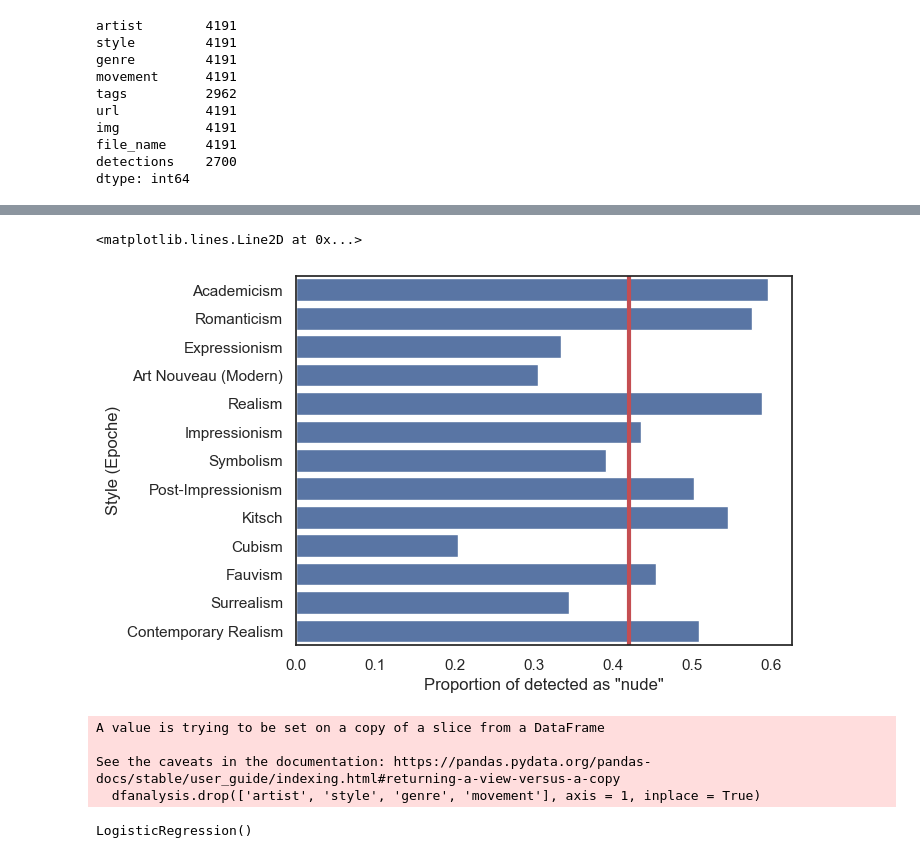
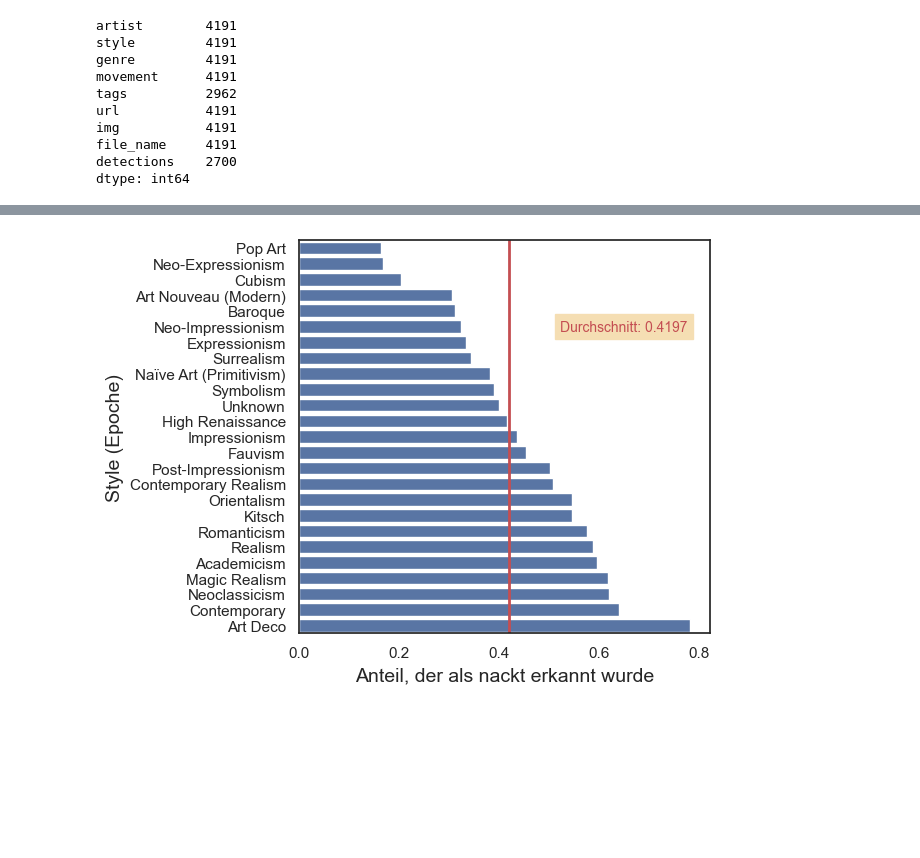
Before and after one commit to Int-Veen/CulturalAnalytics, a Jupyter notebook: src/nudenet/nudenet.ipynb, the cells around one changed output, grey strips where cells are left out. Drawn from its saved outputs; the diff is of its cells as text; code cells hidden in the pictures; blank space fills up the shorter version.

Commit message:
Added result graph and readme

```diff
--- a/src/nudenet/nudenet.ipynb
+++ b/src/nudenet/nudenet.ipynb
@@ -142,7 +144,7 @@ Then make new column based on this categorization (gender: female/male/unknown):
 '''
 
 female_classes = ['FACE_FEMALE', 'FEMALE_BREAST_EXPOSED', 'FEMALE_BREAST_COVERED', 'FEMALE_GENITALIA_EXPOSED', 'FEMALE_GENITALIA_COVERED']
-male_classes = ['FACE_MALE', 'MALE_BREAST_EXPOSED', 'MALE_BREAST_COVERED', 'MALE_GENITALIA_EXPOSED', 'MALE_GENITALIA_COVERED']
+male_classes = ['FACE_MALE', 'MALE_BREAST_EXPOSED', 'MALE_GENITALIA_EXPOSED']
 
 # new column "gender"
 df_detections['gender'] = 'unknown'
@@ -170,4 +172,4 @@ for ind in df_detections.index:
         elif male_flag and not female_flag:
             df_detections['gender'][ind] = 'male'
 
-df_detections.gender.value_counts()
+print('Proportion of detected genders:\n', df_detections.gender.value_counts())
@@ -202,0 +203,14 @@ Name: proportion, dtype: float64
+# %%
+######################################################
+### V. ANALYSIS OF ART STYLES --> NUDITY DETECTION ###
+######################################################
+
+# Calculate frequencies of art styles
+# Select frequent styles (Epochen), so that 90% of the data remains. --> 4191*0.9 ~ 3772 images
+style_counts = pd.DataFrame(df_detections['style'].value_counts())
+print('Styles for at least 3778 images:\n', style_counts.iloc[:25, :].sum())
+
+frequent_styles =  style_counts.iloc[:25, 0].index.tolist()
+print(frequent_styles)
+
+df_plot = df_detections.loc[df_detections['style'].isin(frequent_styles)]
@@ -203,4 +222,5 @@ Name: proportion, dtype: float64
 # %%
 # Calculate proportions of nudity detection (for each frequent style)
-table = pd.crosstab(index=df_plot['style'], columns=df_plot['nude'], normalize='index')
-table#.plot.bar(stacked=True)
+cross_table = pd.crosstab(index=df_plot['style'], columns=df_plot['nude'], normalize='index').sort_values(by = True)
+cross_table = pd.DataFrame(cross_table)
+#.plot.bar(stacked=True)
@@ -223,45 +227,27 @@ table#.plot.bar(stacked=True)
 # %%
 # Make Plot with seaborn
+sns.set_style('white')
 plot = (
-    sns.barplot(data = df_plot, x = 'nude', y = 'style',
-                errorbar = None, orient = 'y')
+    sns.barplot(data = df_plot, x = 'nude', y = 'style', orient = 'y',
+                order = cross_table.index, errorbar = None)
     )
-plot.set(xlabel = 'Proportion of detected as "nude"', ylabel = 'Style (Epoche)')
 
-plot.axvline(x = 0.4197, color = 'r', linewidth = 3) # Line shows general proportion: 1759 / 4191 = 41.97%
+plot.axvline(x = 0.4197, color = 'r', linewidth = 2) # Line shows general proportion: 1759 / 4191 = 41.97%
+
+# Fix font sizes
+plot.set_xlabel('Anteil, der als nackt erkannt wurde', size = 14)
+plot.set_ylabel('Style (Epoche)', size = 14)
+plot.text(0.65, 5, 'Durchschnitt: 0.4197',
+       fontsize = 10,
+       backgroundcolor = 'wheat',
+       color = 'r',
+       ha = 'center', # Horizontal alignment
+       va = 'center')
 
 # --> Above average (of the frequent styles) are: Academicism, Romanticism, Realism, Impressionism,
 # Post-Impressionism, Kitsch, Fauvism, Contemporary Realism
+figure = plot.get_figure()
+figure.tight_layout()
+#figure.savefig('../../out/nude_paintings_style.png')
 # %% [output]
-<matplotlib.lines.Line2D at 0x...>
-[figure, old version]
+[figure, new version]
-# %%
-####################################################################
-### LOGISTIC REGRESSION WITH NUDITY DETECTION AS OUTPUT VARIABLE ###
-####################################################################
-
-# Categorical input data has to be dummy-coded, first
-dfanalysis =  df_detections[['artist', 'style', 'genre', 'movement', 'nude']]
-artist = pd.get_dummies(dfanalysis['artist'], drop_first=True)
-style = pd.get_dummies(dfanalysis['style'], drop_first=True)
-genre = pd.get_dummies(dfanalysis['genre'], drop_first=True)
-movement = pd.get_dummies(dfanalysis['movement'], drop_first=True)
-
-# Drop old columns
-dfanalysis.drop(['artist', 'style', 'genre', 'movement'], axis = 1, inplace = True)
-
-# Add new dummy columns to "nude" column
-dfanalysis = pd.concat([dfanalysis, artist, style, genre, movement], axis = 1)
-# %% [output]
-A value is trying to be set on a copy of a slice from a DataFrame
-
-See the caveats in the documentation: https://pandas.pydata.org/pandas-docs/stable/user_guide/indexing.html#returning-a-view-versus-a-copy
-  dfanalysis.drop(['artist', 'style', 'genre', 'movement'], axis = 1, inplace = True)
-# %%
-# Initialise logistic regression (with sklearn package)
-logreg = LogisticRegression()
-
-logreg.fit(dfanalysis.loc[ : , dfanalysis.columns != 'nude'], # select all columns x
-           dfanalysis.nude)
-# %% [output]
-LogisticRegression()
```
Also changed, not shown: parts of 6 cells of this notebook, 2 other files.
